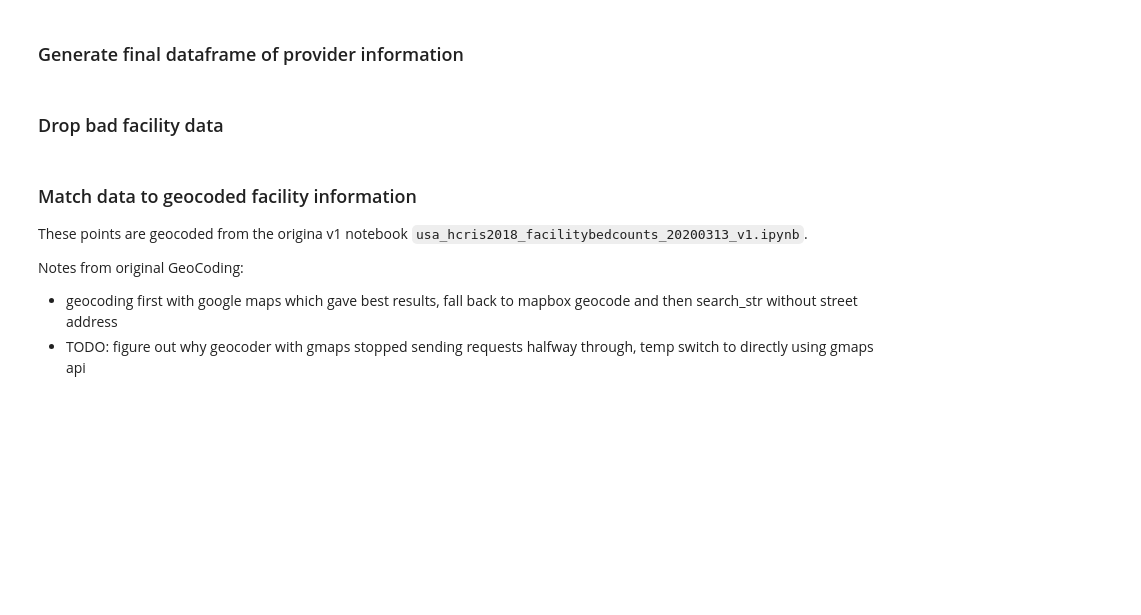
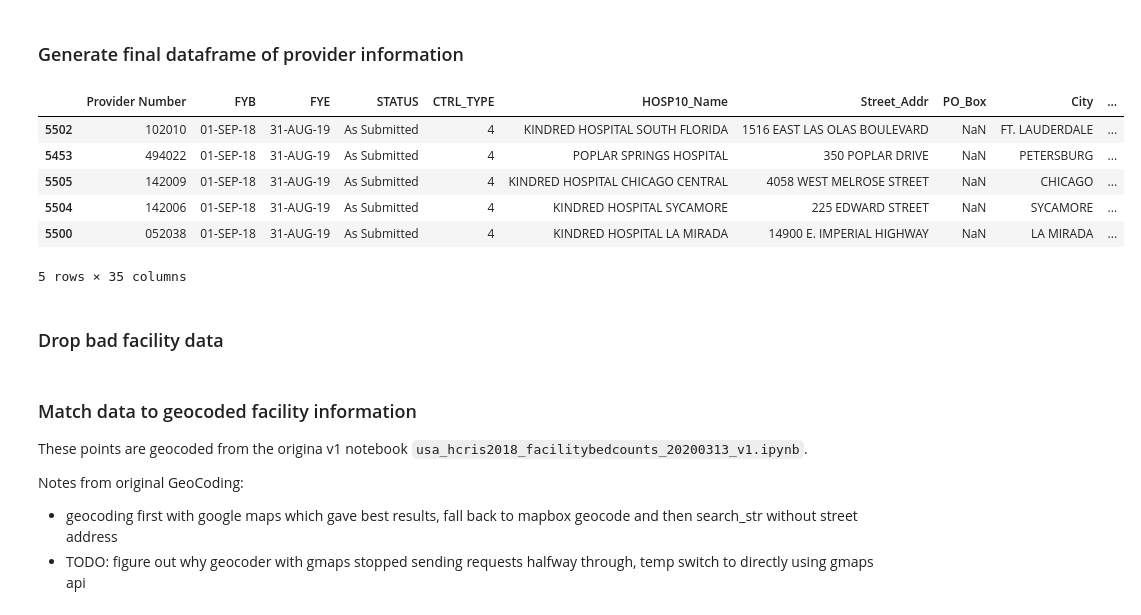
Before and after one commit to covidcaremap/covid19-healthsystemcapacity, a Jupyter notebook: nbs/usa_hcris2018_facilitybedcounts_v2.ipynb, the cells around one changed output. Saved outputs shown, nothing was run; the diff lists cells and outputs as text; code cells hidden in the pictures; blank space fills up the shorter version.

```diff
--- a/nbs/usa_hcris2018_facilitybedcounts_v2.ipynb
+++ b/nbs/usa_hcris2018_facilitybedcounts_v2.ipynb
@@ -418,6 +460,16 @@ full_df.to_csv('full_df.csv', header=True)
 final_columns = list(hosp_df.columns.values) + list(provider_record_sums.columns.values)
 # %%
 final_df = full_df[final_columns]
+# %%
+final_df.head()
+# %% [output]
+|  | Provider Number | FYB | FYE | STATUS | CTRL_TYPE | HOSP10_Name | Street_Addr | PO_Box | City | ... |
+| 5502 | 102010 | 01-SEP-18 | 31-AUG-19 | As Submitted | 4 | KINDRED HOSPITAL SOUTH FLORIDA | 1516 EAST LAS OLAS BOULEVARD | NaN | FT. LAUDERDALE | ... |
+| 5453 | 494022 | 01-SEP-18 | 31-AUG-19 | As Submitted | 4 | POPLAR SPRINGS HOSPITAL | 350 POPLAR DRIVE | NaN | PETERSBURG | ... |
+| 5505 | 142009 | 01-SEP-18 | 31-AUG-19 | As Submitted | 4 | KINDRED HOSPITAL CHICAGO CENTRAL | 4058 WEST MELROSE STREET | NaN | CHICAGO | ... |
+| 5504 | 142006 | 01-SEP-18 | 31-AUG-19 | As Submitted | 4 | KINDRED HOSPITAL SYCAMORE | 225 EDWARD STREET | NaN | SYCAMORE | ... |
+| 5500 | 052038 | 01-SEP-18 | 31-AUG-19 | As Submitted | 4 | KINDRED HOSPITAL LA MIRADA | 14900 E. IMPERIAL HIGHWAY | NaN | LA MIRADA | ... |
+5 rows × 35 columns
 # %% [markdown]
 ### Drop bad facility data
 # %%
```
Also changed, not shown: parts of 7 cells of this notebook, 1 other file.
